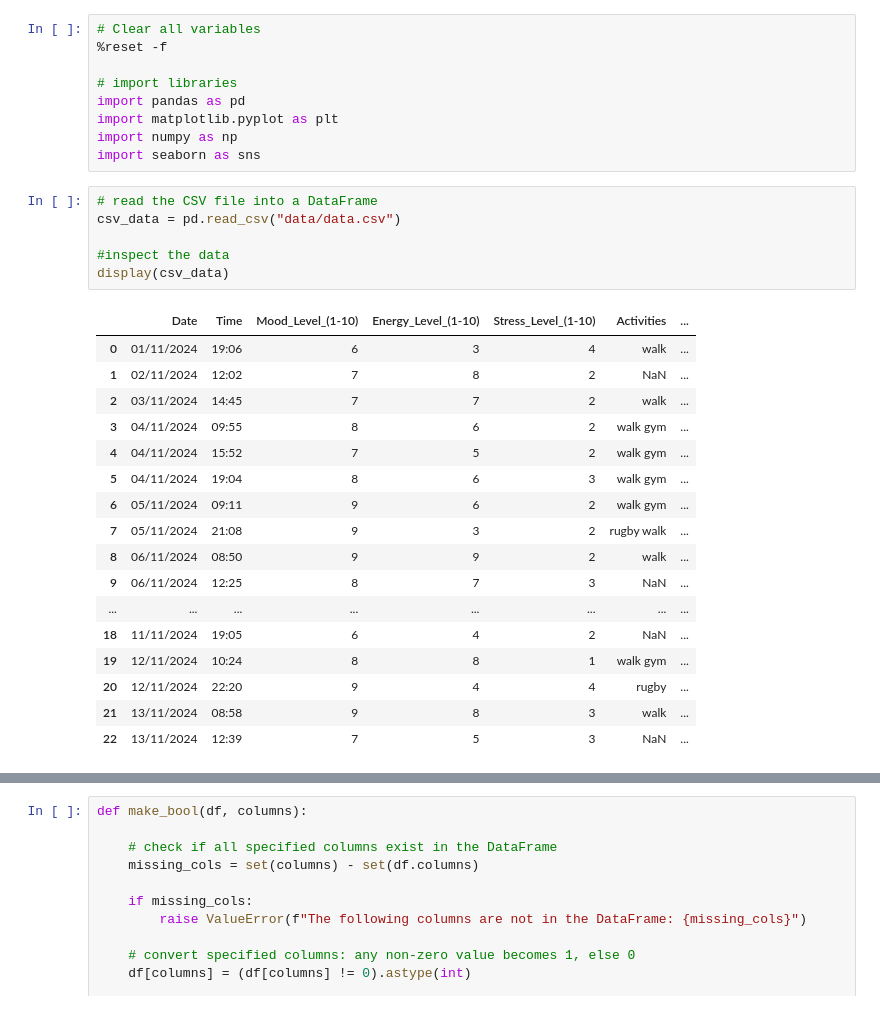
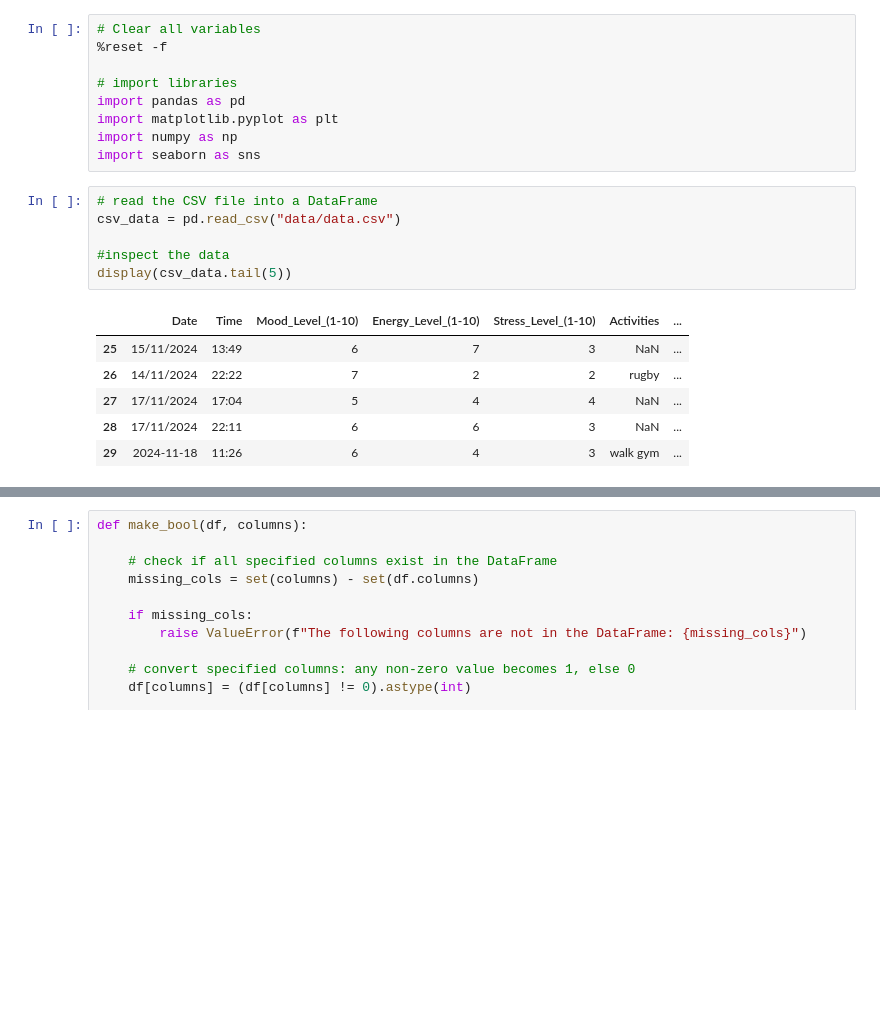
Before and after one commit to KofiBartonByfield/The-Daily-Data-Project, a Jupyter notebook: Data Inspection.ipynb, the cells around one changed output, grey strips where cells are left out. Saved outputs shown, nothing was run; the diff lists cells and outputs as text; blank space fills up the shorter version.

```diff
--- a/Data Inspection.ipynb
+++ b/Data Inspection.ipynb
@@ -10,27 +10,16 @@ import seaborn as sns
 # %%
 # read the CSV file into a DataFrame
 csv_data = pd.read_csv("data/data.csv")
 
 #inspect the data
-display(csv_data)
+display(csv_data.tail(5))
 # %% [output]
 |  | Date | Time | Mood_Level_(1-10) | Energy_Level_(1-10) | Stress_Level_(1-10) | Activities | ... |
-| 0 | 01/11/2024 | 19:06 | 6 | 3 | 4 | walk | ... |
-| 1 | 02/11/2024 | 12:02 | 7 | 8 | 2 | NaN | ... |
-| 2 | 03/11/2024 | 14:45 | 7 | 7 | 2 | walk | ... |
-| 3 | 04/11/2024 | 09:55 | 8 | 6 | 2 | walk gym | ... |
-| 4 | 04/11/2024 | 15:52 | 7 | 5 | 2 | walk gym | ... |
-| 5 | 04/11/2024 | 19:04 | 8 | 6 | 3 | walk gym | ... |
-| 6 | 05/11/2024 | 09:11 | 9 | 6 | 2 | walk gym | ... |
-| 7 | 05/11/2024 | 21:08 | 9 | 3 | 2 | rugby walk | ... |
-| 8 | 06/11/2024 | 08:50 | 9 | 9 | 2 | walk | ... |
-| 9 | 06/11/2024 | 12:25 | 8 | 7 | 3 | NaN | ... |
-| ... | ... | ... | ... | ... | ... | ... | ... |
-| 18 | 11/11/2024 | 19:05 | 6 | 4 | 2 | NaN | ... |
-| 19 | 12/11/2024 | 10:24 | 8 | 8 | 1 | walk gym | ... |
-| 20 | 12/11/2024 | 22:20 | 9 | 4 | 4 | rugby | ... |
-| 21 | 13/11/2024 | 08:58 | 9 | 8 | 3 | walk | ... |
-| 22 | 13/11/2024 | 12:39 | 7 | 5 | 3 | NaN | ... |
+| 25 | 15/11/2024 | 13:49 | 6 | 7 | 3 | NaN | ... |
+| 26 | 14/11/2024 | 22:22 | 7 | 2 | 2 | rugby | ... |
+| 27 | 17/11/2024 | 17:04 | 5 | 4 | 4 | NaN | ... |
+| 28 | 17/11/2024 | 22:11 | 6 | 6 | 3 | NaN | ... |
+| 29 | 2024-11-18 | 11:26 | 6 | 4 | 3 | walk gym | ... |
 # %%
 # cleaning the data
 # =================
```
Also changed, not shown: parts of 6 cells of this notebook.
